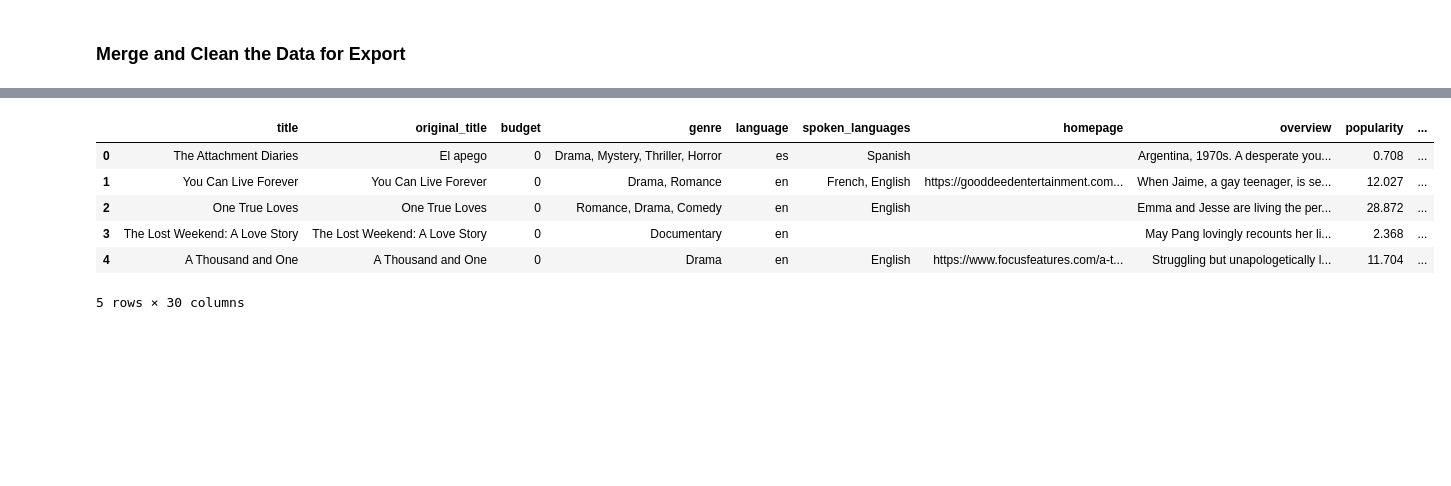
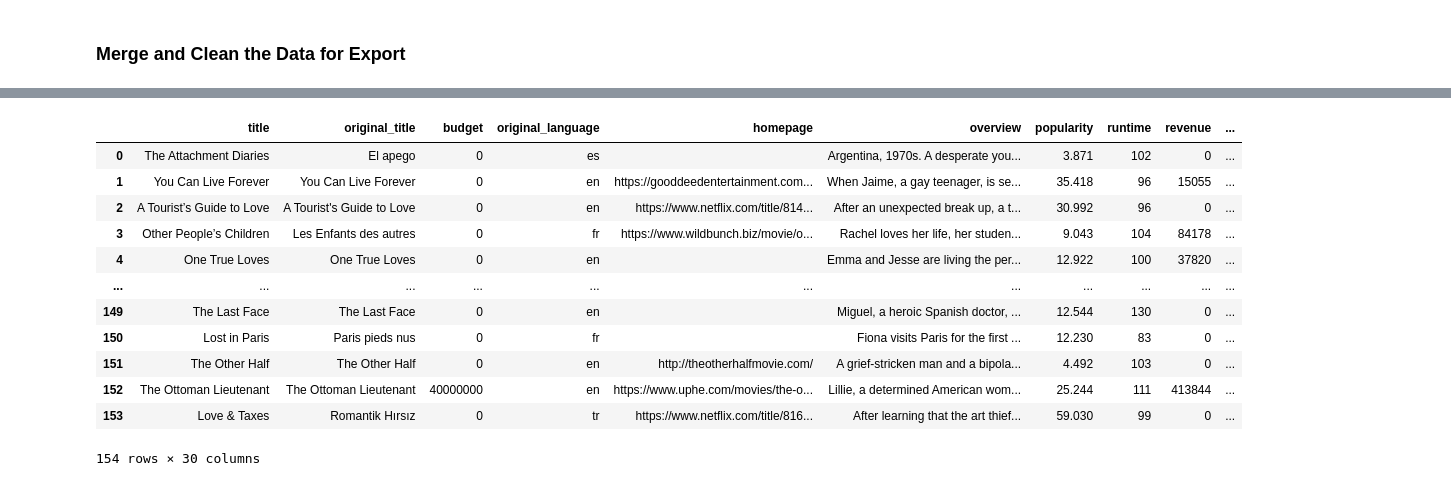
Before and after one commit to shawnfeils/data-sourcing-challenge, a Jupyter notebook: M6_Starter_Code/retrieve_movie_data.ipynb, the cells around one changed output, grey strips where cells are left out. Cells and saved outputs as stored; diff of their text form; code cells hidden in the pictures; blank space fills up the shorter version.

```diff
--- a/M6_Starter_Code/retrieve_movie_data.ipynb
+++ b/M6_Starter_Code/retrieve_movie_data.ipynb
@@ -288,4 +352,6 @@ for title in titles_for_later:
 ]
 # %%
 # Convert the results to a DataFrame
+another_empty_list_df = pd.DataFrame(another_empty_list)
+another_empty_list_df
 # %% [output]
@@ -306,4 +372,7 @@ for title in titles_for_later:
 ### Merge and Clean the Data for Export
 # %%
 # Merge the New York Times reviews and TMDB DataFrames on title
+merged_df = pd.merge(another_empty_list_df,empty_list_df, on="title")
+pd.set_option('display.max_columns', None)
+merged_df.head(5)
 # %% [output]
@@ -323,18 +385,20 @@ for title in titles_for_later:
 # %%
 # Remove list brackets and quotation marks on the columns containing lists
 # Create a list of the columns that need fixing
-
+janky_columns = ['genres', 'production_countries', 'spoken_languages']
 
 # Create a list of characters to remove
-
+shady_characters = ["[","]","'"]
 
 # Loop through the list of columns to fix
-
+for column in janky_columns:
     # Convert the column to type 'str'
-
+    merged_df[column] = merged_df[column].astype(str)
 
     # Loop through characters to remove
-
+    for character in shady_characters:
+        merged_df[column] = merged_df[column].str.replace(character, "")
 
 # Display the fixed DataFrame
+merged_df
 # %% [output]
@@ -348,2 +418,4 @@ for title in titles_for_later:
 # %%
 # Drop "byline.person" column
+merged_df = merged_df.drop("byline.person", axis= 1)
+merged_df
@@ -350,12 +436,20 @@ for title in titles_for_later:
 # %%
 # Delete duplicate rows and reset index
+merged_df = merged_df.drop_duplicates()
+merged_df
 # %% [output]
-|  | title | original_title | budget | genre | language | spoken_languages | homepage | overview | popularity | ... |
-| 0 | The Attachment Diaries | El apego | 0 | Drama, Mystery, Thriller, Horror | es | Spanish |  | Argentina, 1970s. A desperate you... | 0.708 | ... |
-| 1 | You Can Live Forever | You Can Live Forever | 0 | Drama, Romance | en | French, English | https://gooddeedentertainment.com... | When Jaime, a gay teenager, is se... | 12.027 | ... |
-| 2 | One True Loves | One True Loves | 0 | Romance, Drama, Comedy | en | English |  | Emma and Jesse are living the per... | 28.872 | ... |
-| 3 | The Lost Weekend: A Love Story | The Lost Weekend: A Love Story | 0 | Documentary | en |  |  | May Pang lovingly recounts her li... | 2.368 | ... |
-| 4 | A Thousand and One | A Thousand and One | 0 | Drama | en | English | https://www.focusfeatures.com/a-t... | Struggling but unapologetically l... | 11.704 | ... |
+|  | title | original_title | budget | original_language | homepage | overview | popularity | runtime | revenue | ... |
+| 0 | The Attachment Diaries | El apego | 0 | es |  | Argentina, 1970s. A desperate you... | 3.871 | 102 | 0 | ... |
+| 1 | You Can Live Forever | You Can Live Forever | 0 | en | https://gooddeedentertainment.com... | When Jaime, a gay teenager, is se... | 35.418 | 96 | 15055 | ... |
+| 2 | A Tourist’s Guide to Love | A Tourist's Guide to Love | 0 | en | https://www.netflix.com/title/814... | After an unexpected break up, a t... | 30.992 | 96 | 0 | ... |
+| 3 | Other People’s Children | Les Enfants des autres | 0 | fr | https://www.wildbunch.biz/movie/o... | Rachel loves her life, her studen... | 9.043 | 104 | 84178 | ... |
+| 4 | One True Loves | One True Loves | 0 | en |  | Emma and Jesse are living the per... | 12.922 | 100 | 37820 | ... |
+| ... | ... | ... | ... | ... | ... | ... | ... | ... | ... | ... |
+| 149 | The Last Face | The Last Face | 0 | en |  | Miguel, a heroic Spanish doctor, ... | 12.544 | 130 | 0 | ... |
+| 150 | Lost in Paris | Paris pieds nus | 0 | fr |  | Fiona visits Paris for the first ... | 12.230 | 83 | 0 | ... |
+| 151 | The Other Half | The Other Half | 0 | en | http://theotherhalfmovie.com/ | A grief-stricken man and a bipola... | 4.492 | 103 | 0 | ... |
+| 152 | The Ottoman Lieutenant | The Ottoman Lieutenant | 40000000 | en | https://www.uphe.com/movies/the-o... | Lillie, a determined American wom... | 25.244 | 111 | 413844 | ... |
+| 153 | Love & Taxes | Romantik Hırsız | 0 | tr | https://www.netflix.com/title/816... | After learning that the art thief... | 59.030 | 99 | 0 | ... |
-5 rows × 30 columns
+154 rows × 30 columns
 # %%
 # Export data to CSV without the index
```
Also changed, not shown: parts of 12 cells of this notebook, 1 other file.
